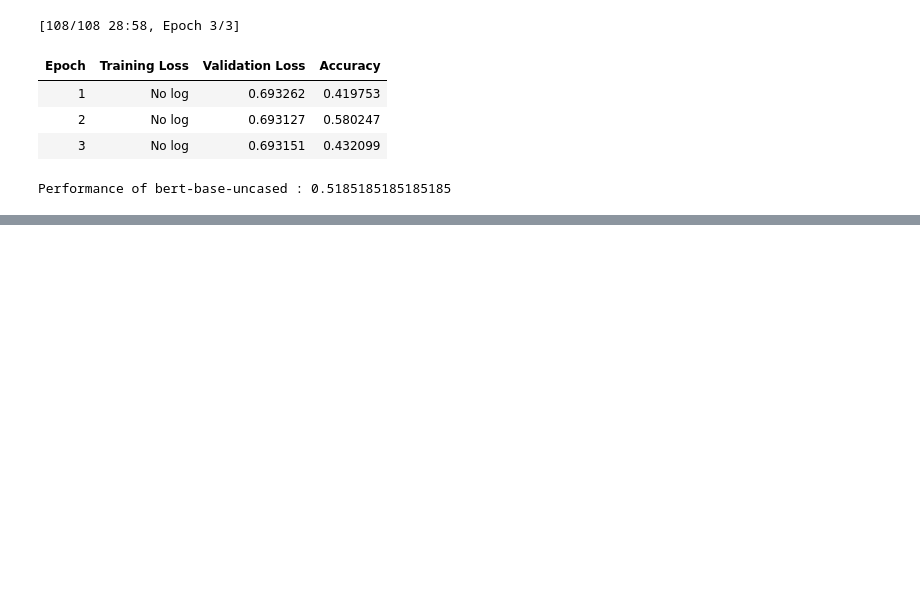
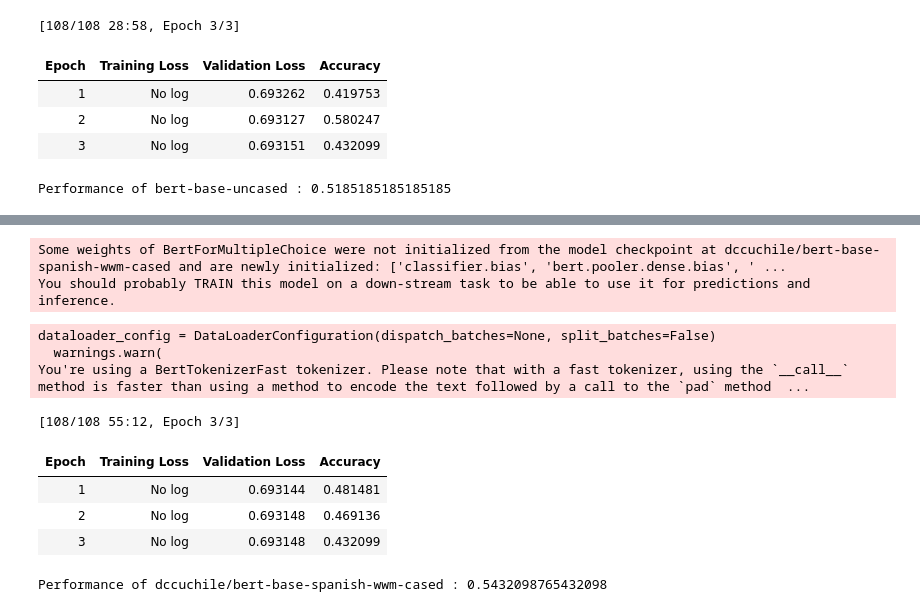
Before and after one commit to giev7074/NLPGroup5, a Jupyter notebook: Project3Code.ipynb, the cells around one changed output, grey strips where cells are left out. Drawn from its saved outputs; the diff is of its cells as text; code cells hidden in the pictures; blank space fills up the shorter version.

```diff
--- a/Project3Code.ipynb
+++ b/Project3Code.ipynb
@@ -373,3 +392,17 @@ You're using a RobertaTokenizerFast tokenizer. Please note that with a fast toke
+# %%
+trainAndEval("dccuchile/bert-base-spanish-wwm-cased", 16)
+# %% [output]
+Some weights of BertForMultipleChoice were not initialized from the model checkpoint at dccuchile/bert-base-spanish-wwm-cased and are newly initialized: ['classifier.bias', 'bert.pooler.dense.bias', ' ...
+You should probably TRAIN this model on a down-stream task to be able to use it for predictions and inference.
+dataloader_config = DataLoaderConfiguration(dispatch_batches=None, split_batches=False)
+  warnings.warn(
+You're using a BertTokenizerFast tokenizer. Please note that with a fast tokenizer, using the `__call__` method is faster than using a method to encode the text followed by a call to the `pad` method  ...
+[108/108 55:12, Epoch 3/3]
+| Epoch | Training Loss | Validation Loss | Accuracy |
+| 1 | No log | 0.693144 | 0.481481 |
+| 2 | No log | 0.693148 | 0.469136 |
+| 3 | No log | 0.693148 | 0.432099 |
+Performance of dccuchile/bert-base-spanish-wwm-cased : 0.5432098765432098
 # %% [markdown]
 # Comparison:
 
```
Also changed, not shown: parts of 5 cells of this notebook.
